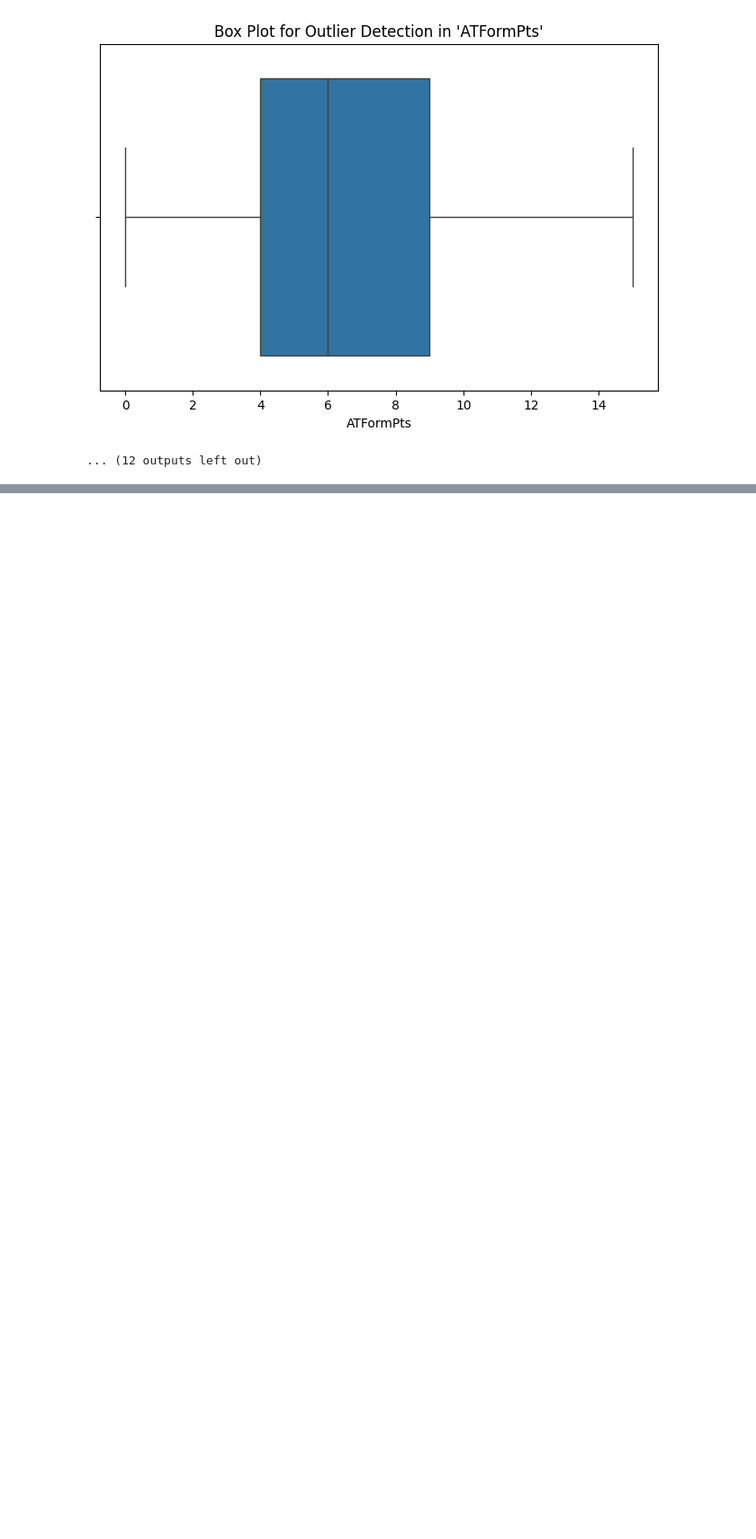
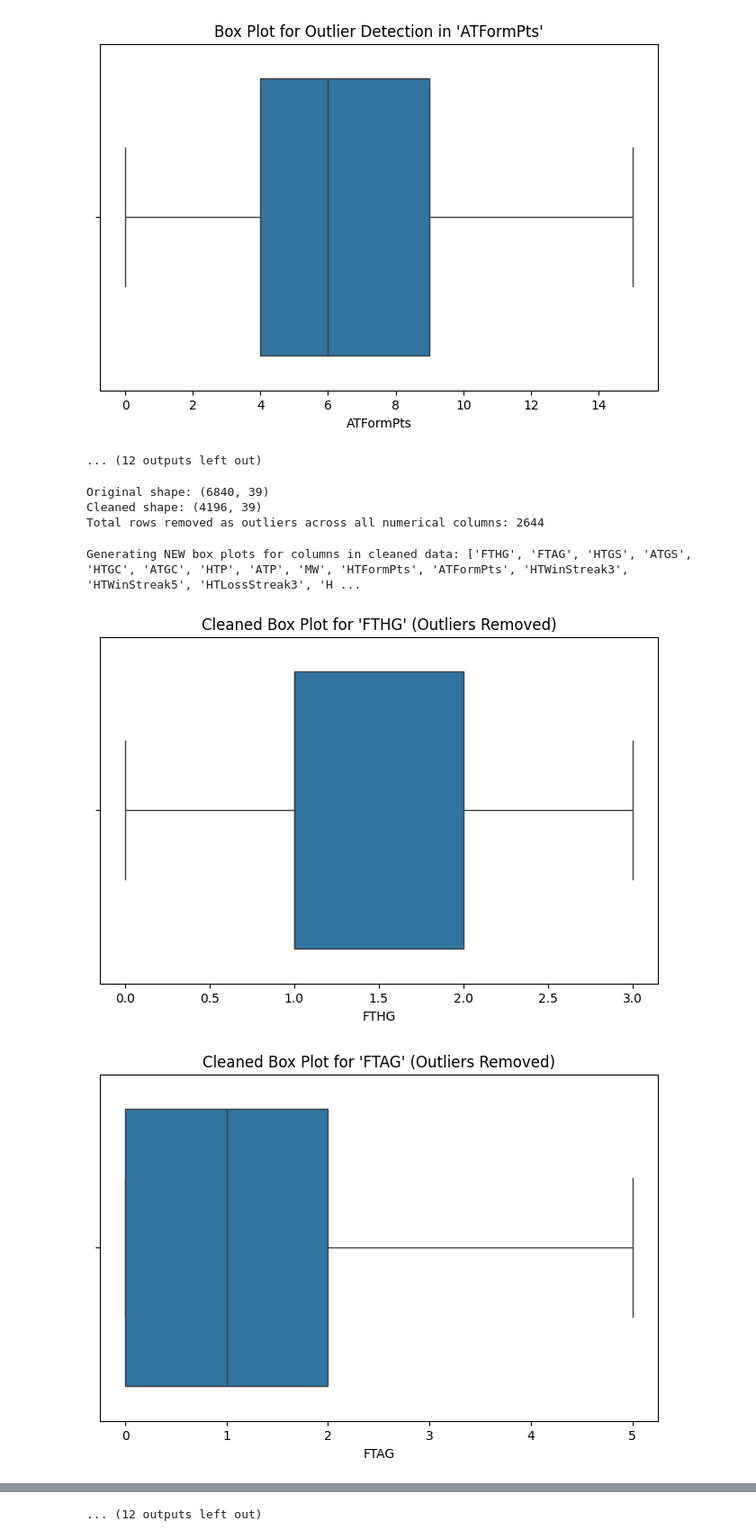
Before and after one commit to springboardmentor345a-create/Projects_2, a Jupyter notebook: EPL_Match_Winner.ipynb, the cells around one changed output, grey strips where cells are left out. Shown at 90% size. Saved outputs shown, nothing was run; the diff lists cells and outputs as text; code cells hidden in the pictures; blank space fills up the shorter version.

```diff
--- a/EPL_Match_Winner.ipynb
+++ b/EPL_Match_Winner.ipynb
@@ -147,3 +147,60 @@ Generating box plots for columns: ['FTHG', 'FTAG', 'HTGS', 'ATGS', 'HTGC', 'ATGC
 [figure]
 [figure]
 ... (12 outputs left out)
+# %%
+# Removing outliers
+import pandas as pd
+import numpy as np
+
+def remove_outliers_simple(df):
+
+    numerical_cols = df.select_dtypes(include=['number']).columns.tolist()
+
+
+    df_filtered = df.copy()
+
+    for column in numerical_cols:
+        Q1 = df_filtered[column].quantile(0.25)
+        Q3 = df_filtered[column].quantile(0.75)
+        IQR = Q3 - Q1
+
+        lower_bound = Q1 - 1.5 * IQR
+        upper_bound = Q3 + 1.5 * IQR
+
+
+        df_filtered = df_filtered[(df_filtered[column] >= lower_bound) & (df_filtered[column] <= upper_bound)]
+
+    rows_removed = len(df) - len(df_filtered)
+    print(f"Original shape: {df.shape}")
+    print(f"Cleaned shape: {df_filtered.shape}")
+    print(f"Total rows removed as outliers across all numerical columns: {rows_removed}")
+
+    return df_filtered
+
+# Apply the function to your DataFrame
+match_winner_cleaned = remove_outliers_simple(match_winner)
+# %% [output]
+Original shape: (6840, 39)
+Cleaned shape: (4196, 39)
+Total rows removed as outliers across all numerical columns: 2644
+# %%
+import seaborn as sns
+import matplotlib.pyplot as plt
+import pandas as pd
+
+# Select only the numerical columns from the CLEANED DataFrame
+numerical_cols_cleaned = match_winner_cleaned.select_dtypes(include=['number']).columns.tolist()
+
+print(f"Generating NEW box plots for columns in cleaned data: {numerical_cols_cleaned}")
+
+for column in numerical_cols_cleaned:
+    plt.figure(figsize=(8, 5))
+    # Plot using the CLEANED DataFrame
+    sns.boxplot(x=match_winner_cleaned[column])
+    plt.title(f"Cleaned Box Plot for '{column}' (Outliers Removed)")
+    plt.xlabel(column)
+    plt.show()
+# %% [output]
+Generating NEW box plots for columns in cleaned data: ['FTHG', 'FTAG', 'HTGS', 'ATGS', 'HTGC', 'ATGC', 'HTP', 'ATP', 'MW', 'HTFormPts', 'ATFormPts', 'HTWinStreak3', 'HTWinStreak5', 'HTLossStreak3', 'H ...
+[figure, added]
+[figure, added]
@@ -149,0 +216 @@ Generating box plots for columns: ['FTHG', 'FTAG', 'HTGS', 'ATGS', 'HTGC', 'ATGC
+... (12 outputs left out)
```
Also changed, not shown: parts of 1 cell of this notebook.
